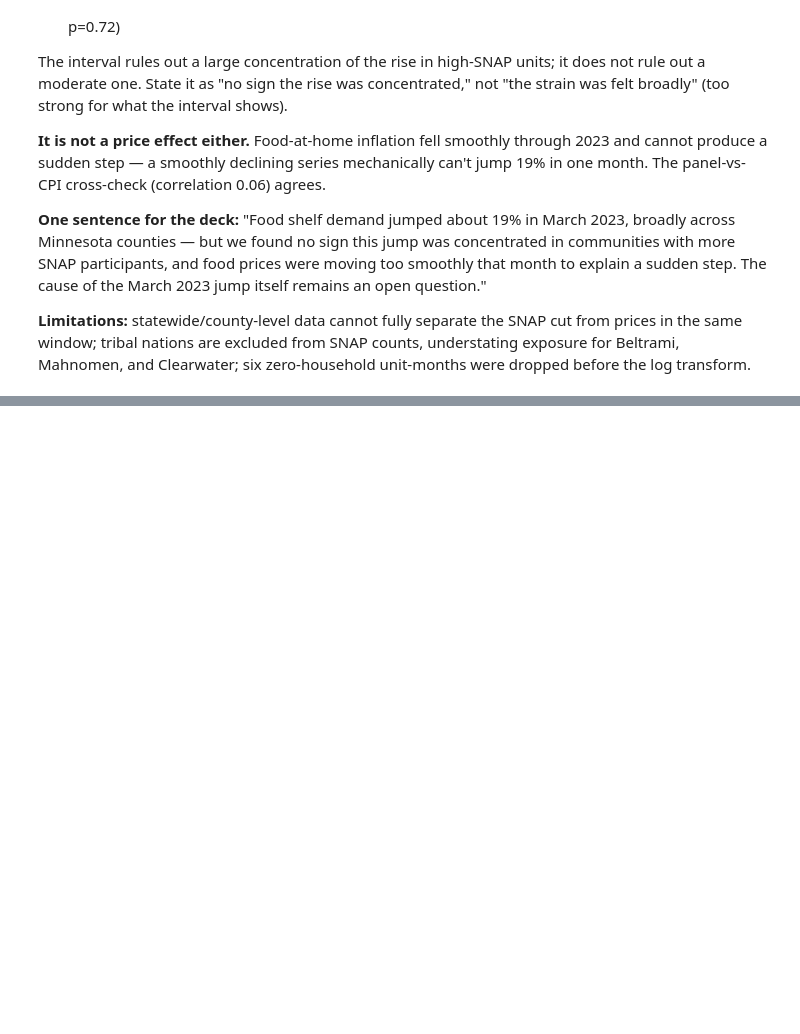
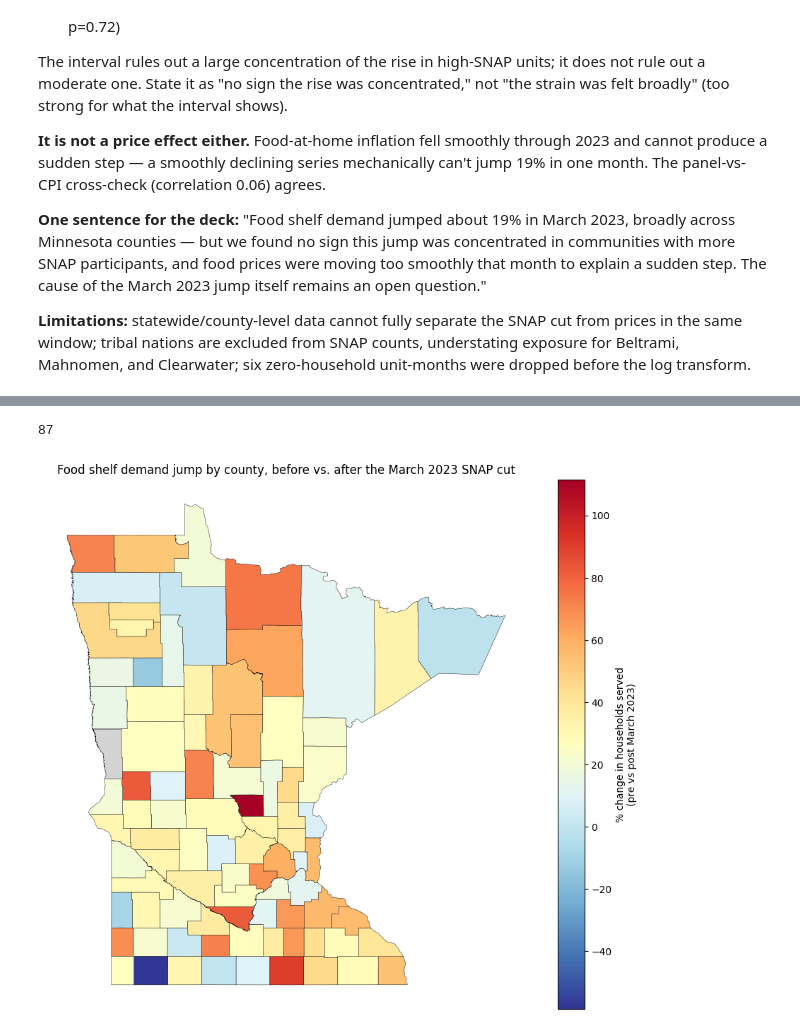
Before and after one commit to dhyan95/MinneMUDAC, a Jupyter notebook: notebooks/q5_exploration.ipynb, the cells around one changed output, grey strips where cells are left out. Saved outputs shown, nothing was run; the diff lists cells and outputs as text; code cells hidden in the pictures; blank space fills up the shorter version.

```diff
--- a/notebooks/q5_exploration.ipynb
+++ b/notebooks/q5_exploration.ipynb
@@ -626,3 +626,22 @@ a sudden step. The cause of the March 2023 jump itself remains an open question.
 prices in the same window; tribal nations are excluded from SNAP counts, understating
 exposure for Beltrami, Mahnomen, and Clearwater; six zero-household unit-months were
 dropped before the log transform.
+# %%
+# Step 10: County-level % jump, March 2022-Feb 2023 vs March 2023-Feb 2024
+cm = pd.read_parquet("../data/processed/county_month.parquet")
+
+PRE = (202203, 202302)
+POST = (202303, 202402)
+
+pre = (cm[cm["yearmonth"].between(*PRE)]
+       .groupby("fips")["households"].mean().rename("pre_mean"))
+post = (cm[cm["yearmonth"].between(*POST)]
+        .groupby("fips")["households"].mean().rename("post_mean"))
+
+jump = pd.concat([pre, post], axis=1).dropna()
+jump["pct_jump"] = (jump["post_mean"] - jump["pre_mean"]) / jump["pre_mean"] * 100
+
+print(f"Counties: {len(jump)}")
+print(f"Median jump: {jump['pct_jump'].median():.1f}%")
+print(f"Share of counties with a positive jump: {(jump['pct_jump'] > 0).mean()*100:.0f}%")
+jump["pct_jump"].describe()
@@ -628,0 +671,5 @@ dropped before the log transform.
+# %%
+import geopandas as gpd
+counties = gpd.read_file("../data/external/census/tract/tl_2020_27_tract/tl_2020_27_tract.shp")
+print(counties.columns.tolist())
+counties.head()
@@ -628,0 +684,23 @@ dropped before the log transform.
+# %%
+counties["fips"] = counties["STATEFP"] + counties["COUNTYFP"]
+county_shapes = counties.dissolve(by="fips").reset_index()[["fips", "geometry"]]
+print(len(county_shapes))  # should be 87
+# %% [output]
+87
+# %%
+import matplotlib.pyplot as plt
+
+jump_reset = jump.reset_index()  # fips is currently the index from Step 10
+merged = county_shapes.merge(jump_reset, on="fips", how="left")
+
+fig, ax = plt.subplots(figsize=(9, 8))
+merged.plot(column="pct_jump", cmap="RdYlBu_r", legend=True, ax=ax,
+            edgecolor="black", linewidth=0.3, missing_kwds={"color": "lightgrey"},
+            legend_kwds={"label": "% change in households served\n(pre vs post March 2023)"})
+ax.set_title("Food shelf demand jump by county, before vs. after the March 2023 SNAP cut")
+ax.axis("off")
+plt.tight_layout()
+plt.savefig("../outputs/figures/q5_county_jump_map.png", dpi=200, bbox_inches="tight")
+plt.show()
+# %% [output]
+[figure, added]
```
Also changed, not shown: parts of 8 cells of this notebook.
